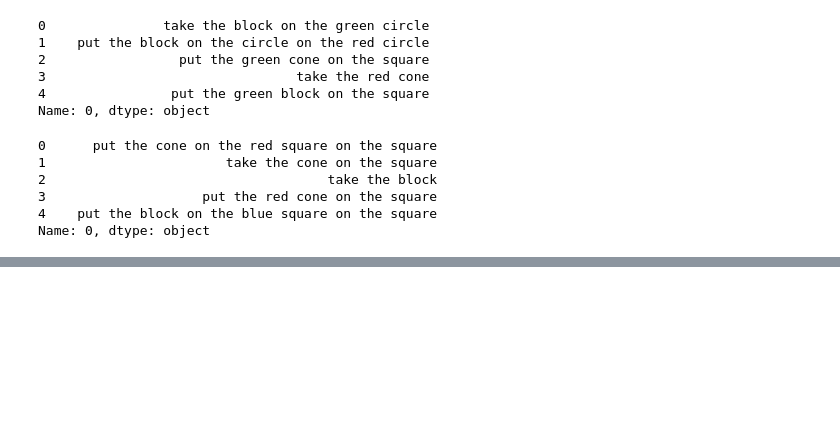
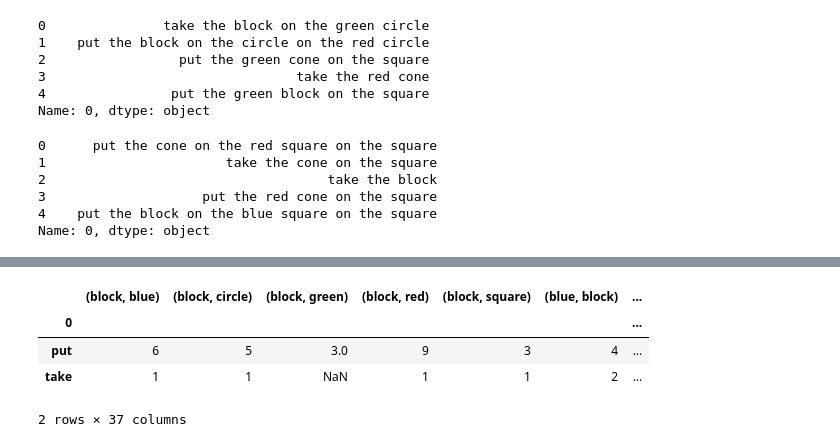
Before and after one commit to ThuwarakeshM/SindhuNLP, a Jupyter notebook: src/Analysis.ipynb, the cells around one changed output, grey strips where cells are left out. Drawn from its saved outputs; the diff is of its cells as text; code cells hidden in the pictures; blank space fills up the shorter version.

```diff
--- a/src/Analysis.ipynb
+++ b/src/Analysis.ipynb
@@ -60,0 +101,11 @@ x_test = test.map(lambda x: x.split()[1:])
+# %%
+# Get Bigram Word Counts
+bigram_wcounts = x.groupby(y_train).apply(lambda x: [w for rec in x for w in nltk.bigrams(rec)]).map(nltk.FreqDist)
+bigram_wcounts = pd.DataFrame(list(bigram_wcounts), index=bigram_wcounts.index)
+bigram_wcounts
+# %% [output]
+|  | (block, blue) | (block, circle) | (block, green) | (block, red) | (block, square) | (blue, block) | ... |
+| 0 |  |  |  |  |  |  | ... |
+| put | 6 | 5 | 3.0 | 9 | 3 | 4 | ... |
+| take | 1 | 1 | NaN | 1 | 1 | 2 | ... |
+2 rows × 37 columns
```
Also changed, not shown: parts of 22 cells of this notebook.
